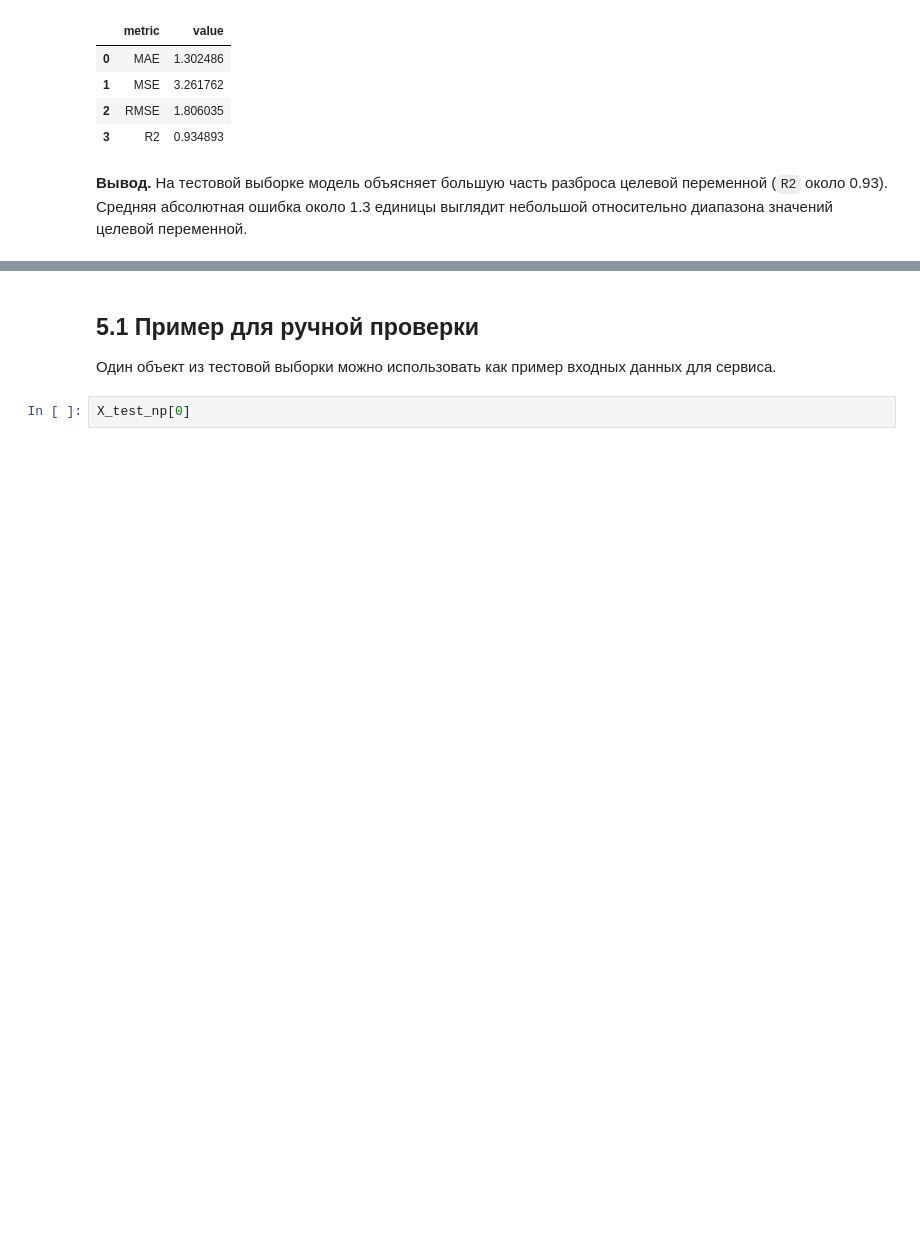
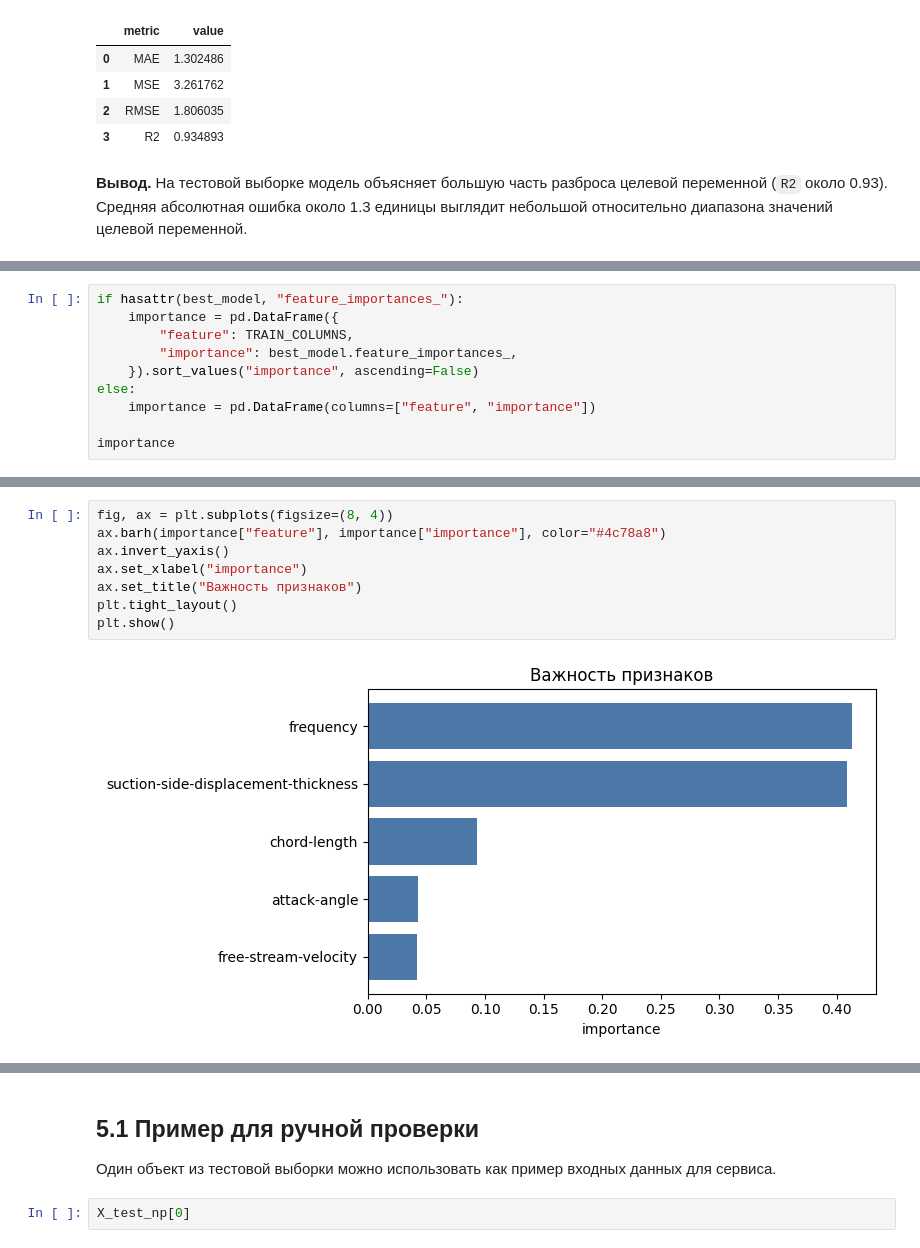
Before and after one commit to nepridumalnik/it-lms-course, a Jupyter notebook: final/task.ipynb, the cells around one changed output, grey strips where cells are left out. Cells and saved outputs as stored; diff of their text form; blank space fills up the shorter version.

Commit message:
feat: add model interpretation analysis

```diff
--- a/final/task.ipynb
+++ b/final/task.ipynb
@@ -448,0 +453,10 @@ metrics
+# %%
+if hasattr(best_model, "feature_importances_"):
+    importance = pd.DataFrame({
+        "feature": TRAIN_COLUMNS,
+        "importance": best_model.feature_importances_,
+    }).sort_values("importance", ascending=False)
+else:
+    importance = pd.DataFrame(columns=["feature", "importance"])
+
+importance
@@ -448,0 +470,10 @@ metrics
+# %%
+fig, ax = plt.subplots(figsize=(8, 4))
+ax.barh(importance["feature"], importance["importance"], color="#4c78a8")
+ax.invert_yaxis()
+ax.set_xlabel("importance")
+ax.set_title("Важность признаков")
+plt.tight_layout()
+plt.show()
+# %% [output]
+[figure, added]
```
Also changed, not shown: parts of 5 cells of this notebook.
